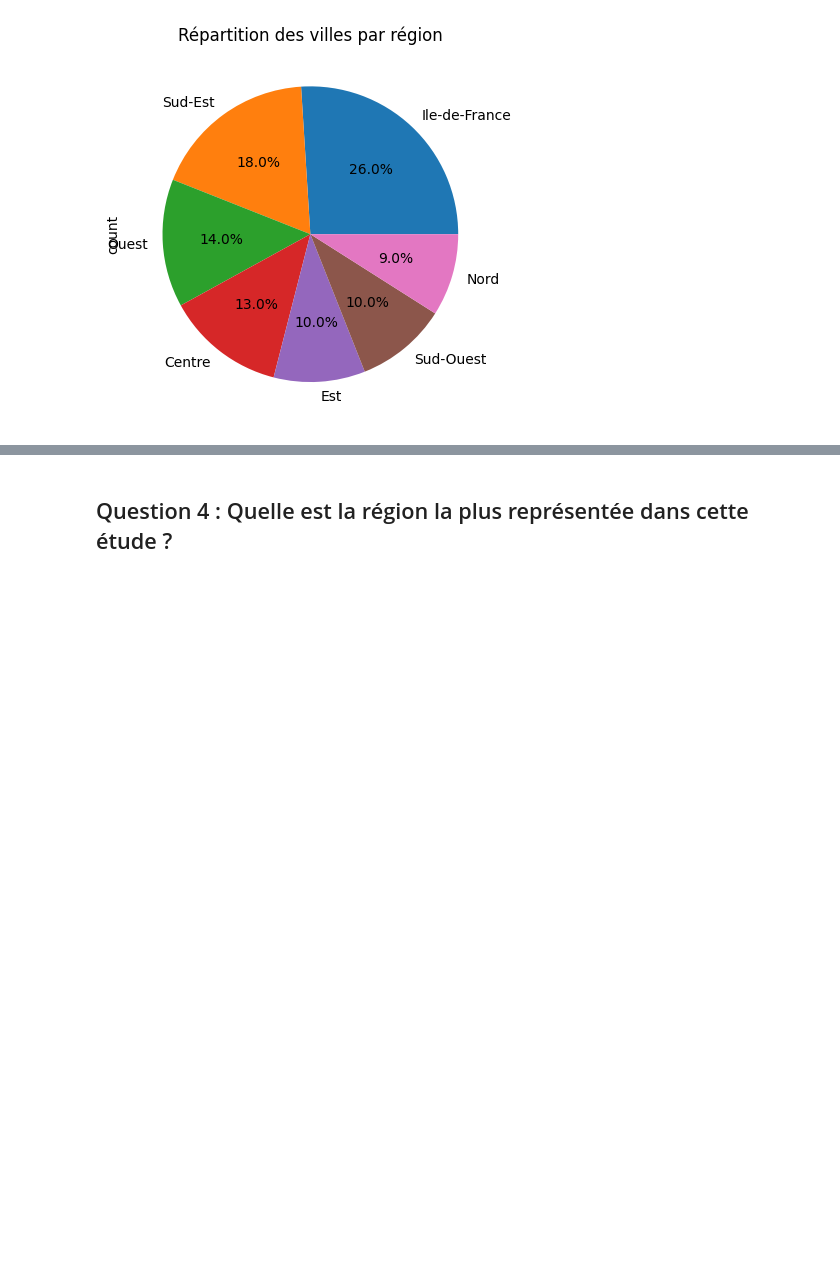
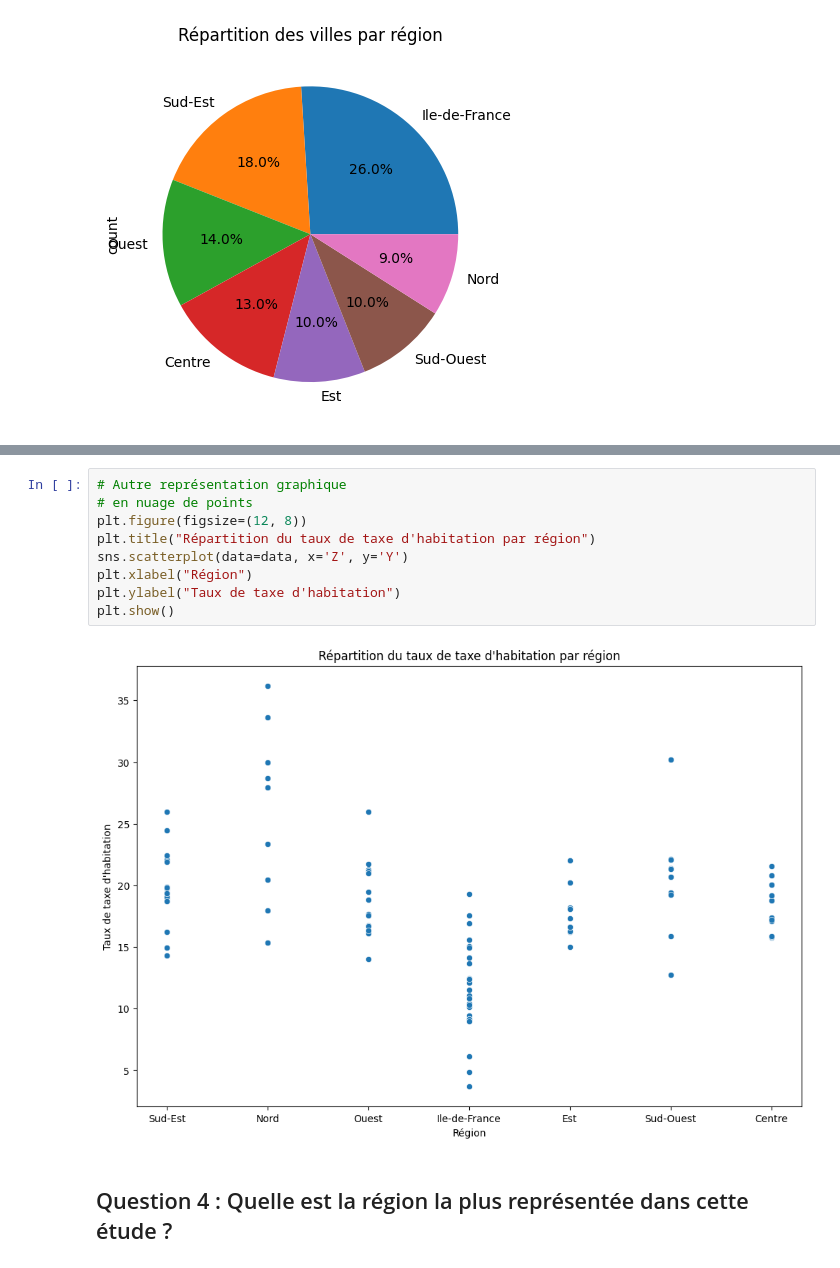
Before and after one commit to Adam-Aissoy/lyon2023_2024, a Jupyter notebook: s6/LIFDATA/tp/tp1/TP_Initiation_A_rendre_ADAM_Oumar-Adam_MASLAK_Med-Amine.ipynb, the cells around one changed output, grey strips where cells are left out. Cells and saved outputs as stored; diff of their text form; blank space fills up the shorter version.

```diff
--- a/s6/LIFDATA/tp/tp1/TP_Initiation_A_rendre_ADAM_Oumar-Adam_MASLAK_Med-Amine.ipynb
+++ b/s6/LIFDATA/tp/tp1/TP_Initiation_A_rendre_ADAM_Oumar-Adam_MASLAK_Med-Amine.ipynb
@@ -48,6 +48,17 @@ plt.ylabel("Taux de taxe d'habitation")
 plt.show()
 # %% [output]
 [figure]
+# %%
+# Autre représentation graphique
+# en nuage de points
+plt.figure(figsize=(12, 8))
+plt.title("Répartition du taux de taxe d'habitation par région")
+sns.scatterplot(data=data, x='Z', y='Y')
+plt.xlabel("Région")
+plt.ylabel("Taux de taxe d'habitation")
+plt.show()
+# %% [output]
+[figure, added]
 # %% [markdown]
 ## Question 4 : Quelle est la région la plus représentée dans cette étude ?
 # %%
```
Also changed, not shown: parts of 3 cells of this notebook, 2 other files.
